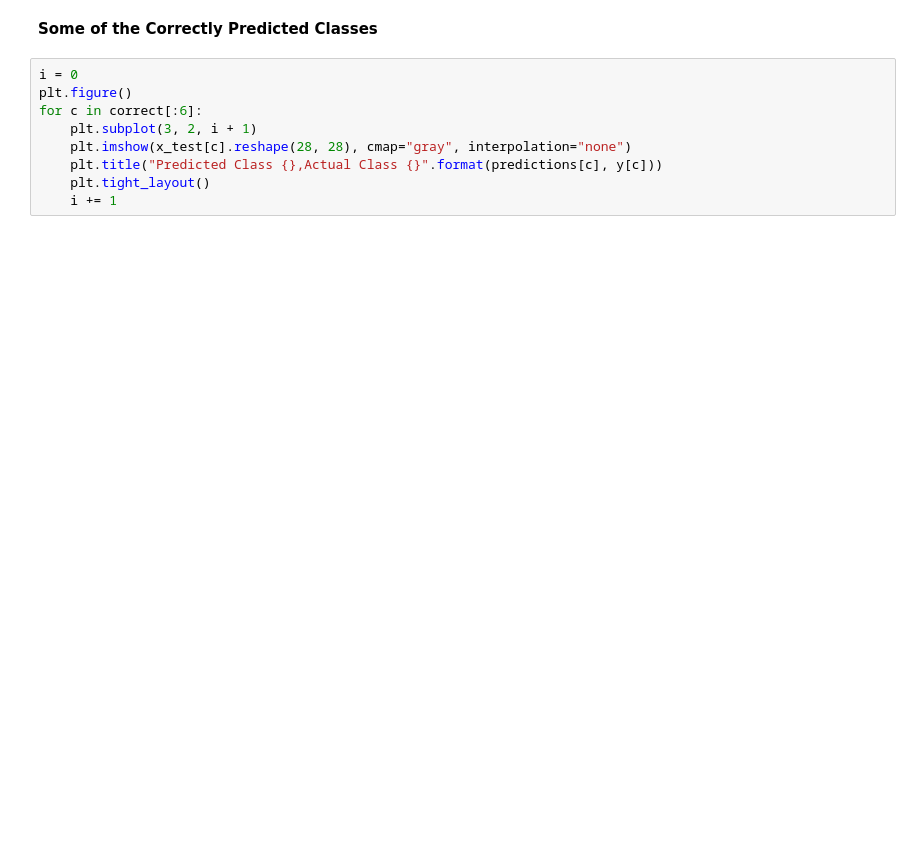
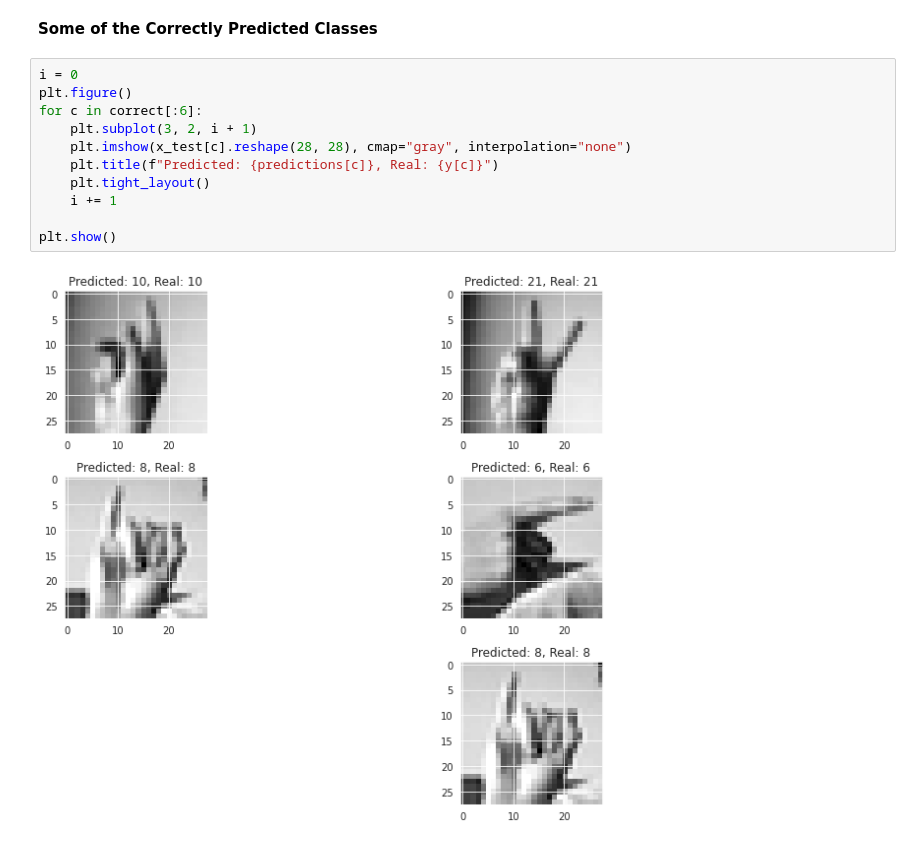
Before and after one commit to Vosloo/MNIST-sign-language, a Jupyter notebook: src/classification.ipynb, the cells around one changed output. Saved outputs shown, nothing was run; the diff lists cells and outputs as text; blank space fills up the shorter version.

```diff
--- a/src/classification.ipynb
+++ b/src/classification.ipynb
@@ -265,9 +341,13 @@ correct.shape
 # %%
 i = 0
 plt.figure()
 for c in correct[:6]:
     plt.subplot(3, 2, i + 1)
     plt.imshow(x_test[c].reshape(28, 28), cmap="gray", interpolation="none")
-    plt.title("Predicted Class {},Actual Class {}".format(predictions[c], y[c]))
+    plt.title(f"Predicted: {predictions[c]}, Real: {y[c]}")
     plt.tight_layout()
     i += 1
+
+plt.show()
+# %% [output]
+[figure, added]
```
Also changed, not shown: parts of 19 cells of this notebook, 3 other files.
